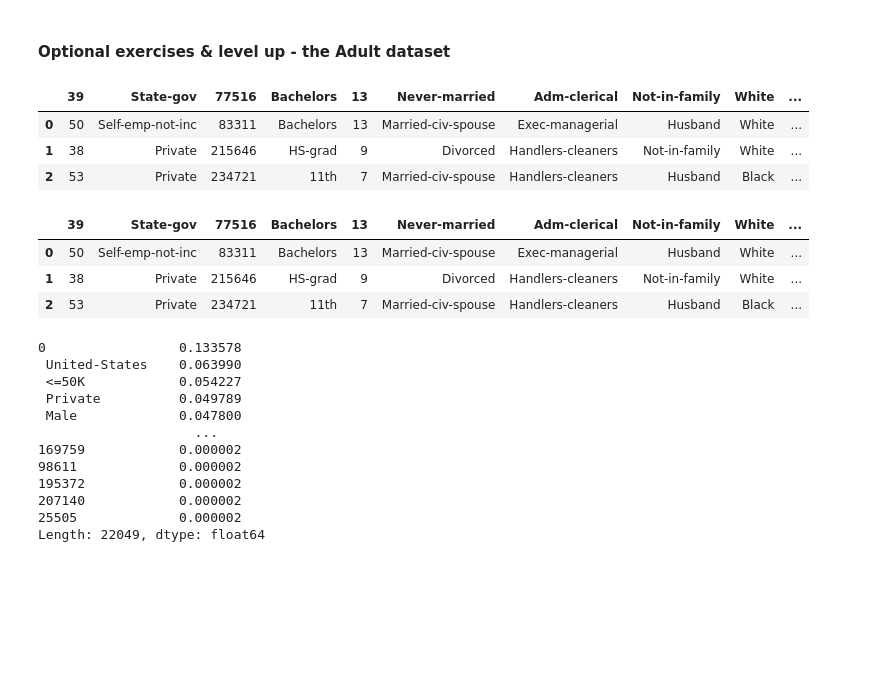
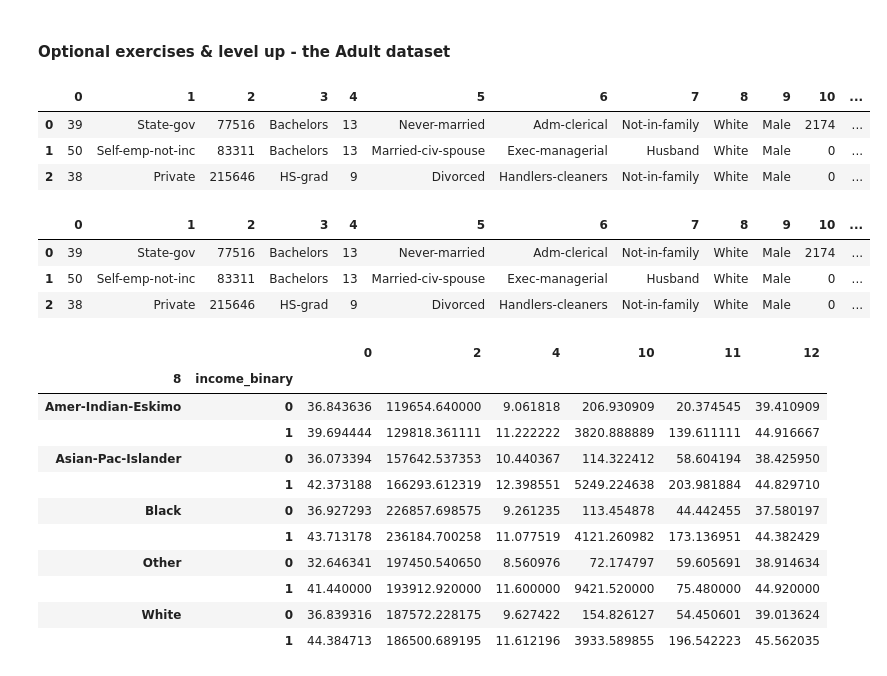
Before and after one commit to Davida1014/nyc-mhtn-ds-102620-lectures, a Jupyter notebook: Phase_1/Pandas_III-Copy1.ipynb, the cells around one changed output. Saved outputs shown, nothing was run; the diff lists cells and outputs as text; code cells hidden in the pictures; blank space fills up the shorter version.

```diff
--- a/Phase_1/Pandas_III-Copy1.ipynb
+++ b/Phase_1/Pandas_III-Copy1.ipynb
@@ -188,43 +188,43 @@ What you you think is happening here?
 # %%
 # read in the adults dataset
 url = 'https://archive.ics.uci.edu/ml/machine-learning-databases/adult/adult.data'
 
-adults = df = pd.read_csv('https://archive.ics.uci.edu/ml/machine-learning-databases/adult/adult.data')
+adults = df = pd.read_csv('https://archive.ics.uci.edu/ml/machine-learning-databases/adult/adult.data', header=None)
 
 adults.head(3)
 # %% [output]
-|  | 39 | State-gov | 77516 | Bachelors | 13 | Never-married | Adm-clerical | Not-in-family | White | ... |
-| 0 | 50 | Self-emp-not-inc | 83311 | Bachelors | 13 | Married-civ-spouse | Exec-managerial | Husband | White | ... |
-| 1 | 38 | Private | 215646 | HS-grad | 9 | Divorced | Handlers-cleaners | Not-in-family | White | ... |
-| 2 | 53 | Private | 234721 | 11th | 7 | Married-civ-spouse | Handlers-cleaners | Husband | Black | ... |
+|  | 0 | 1 | 2 | 3 | 4 | 5 | 6 | 7 | 8 | 9 | 10 | ... |
+| 0 | 39 | State-gov | 77516 | Bachelors | 13 | Never-married | Adm-clerical | Not-in-family | White | Male | 2174 | ... |
+| 1 | 50 | Self-emp-not-inc | 83311 | Bachelors | 13 | Married-civ-spouse | Exec-managerial | Husband | White | Male | 0 | ... |
+| 2 | 38 | Private | 215646 | HS-grad | 9 | Divorced | Handlers-cleaners | Not-in-family | White | Male | 0 | ... |
 # %%
-# create a column called income binary, 1 if income >50k 0 otherwise
-adults['income_binary'] = adults[' <=50K'].map(lambda x: 0 if x=="<=50K" else 1)
+# # create a column called income binary, 1 if income >50k 0 otherwise
+adults['income_binary'] = adults[14].map(lambda x: 0 if x==" <=50K" else 1)
 adults.head(3)
 # %% [output]
-|  | 39 | State-gov | 77516 | Bachelors | 13 | Never-married | Adm-clerical | Not-in-family | White | ... |
-| 0 | 50 | Self-emp-not-inc | 83311 | Bachelors | 13 | Married-civ-spouse | Exec-managerial | Husband | White | ... |
-| 1 | 38 | Private | 215646 | HS-grad | 9 | Divorced | Handlers-cleaners | Not-in-family | White | ... |
-| 2 | 53 | Private | 234721 | 11th | 7 | Married-civ-spouse | Handlers-cleaners | Husband | Black | ... |
+|  | 0 | 1 | 2 | 3 | 4 | 5 | 6 | 7 | 8 | 9 | 10 | ... |
+| 0 | 39 | State-gov | 77516 | Bachelors | 13 | Never-married | Adm-clerical | Not-in-family | White | Male | 2174 | ... |
+| 1 | 50 | Self-emp-not-inc | 83311 | Bachelors | 13 | Married-civ-spouse | Exec-managerial | Husband | White | Male | 0 | ... |
+| 2 | 38 | Private | 215646 | HS-grad | 9 | Divorced | Handlers-cleaners | Not-in-family | White | Male | 0 | ... |
 # %%
 # explore the racial distribution of income (you should use stack or unstack here)
 # this show allows us to calculate the proportion of people who earned more than 50k by race
 
-
-adults.set_index([' White','income_binary']).stack().value_counts(normalize=True)
+#turn column 8 into an index
+adults.groupby([8,'income_binary']).mean()
 # %% [output]
-0                 0.133578
- United-States    0.063990
- <=50K            0.054227
- Private          0.049789
- Male             0.047800
-                    ...
-169759            0.000002
-98611             0.000002
-195372            0.000002
-207140            0.000002
-25505             0.000002
-Length: 22049, dtype: float64
+|  |  | 0 | 2 | 4 | 10 | 11 | 12 |
+| 8 | income_binary |  |  |  |  |  |  |
+| Amer-Indian-Eskimo | 0 | 36.843636 | 119654.640000 | 9.061818 | 206.930909 | 20.374545 | 39.410909 |
+|  | 1 | 39.694444 | 129818.361111 | 11.222222 | 3820.888889 | 139.611111 | 44.916667 |
+| Asian-Pac-Islander | 0 | 36.073394 | 157642.537353 | 10.440367 | 114.322412 | 58.604194 | 38.425950 |
+|  | 1 | 42.373188 | 166293.612319 | 12.398551 | 5249.224638 | 203.981884 | 44.829710 |
+| Black | 0 | 36.927293 | 226857.698575 | 9.261235 | 113.454878 | 44.442455 | 37.580197 |
+|  | 1 | 43.713178 | 236184.700258 | 11.077519 | 4121.260982 | 173.136951 | 44.382429 |
+| Other | 0 | 32.646341 | 197450.540650 | 8.560976 | 72.174797 | 59.605691 | 38.914634 |
+|  | 1 | 41.440000 | 193912.920000 | 11.600000 | 9421.520000 | 75.480000 | 44.920000 |
+| White | 0 | 36.839316 | 187572.228175 | 9.627422 | 154.826127 | 54.450601 | 39.013624 |
+|  | 1 | 44.384713 | 186500.689195 | 11.612196 | 3933.589855 | 196.542223 | 45.562035 |
 # %%
 # explore the gender distribution of income (you should use stack or unstack here)
 
```
